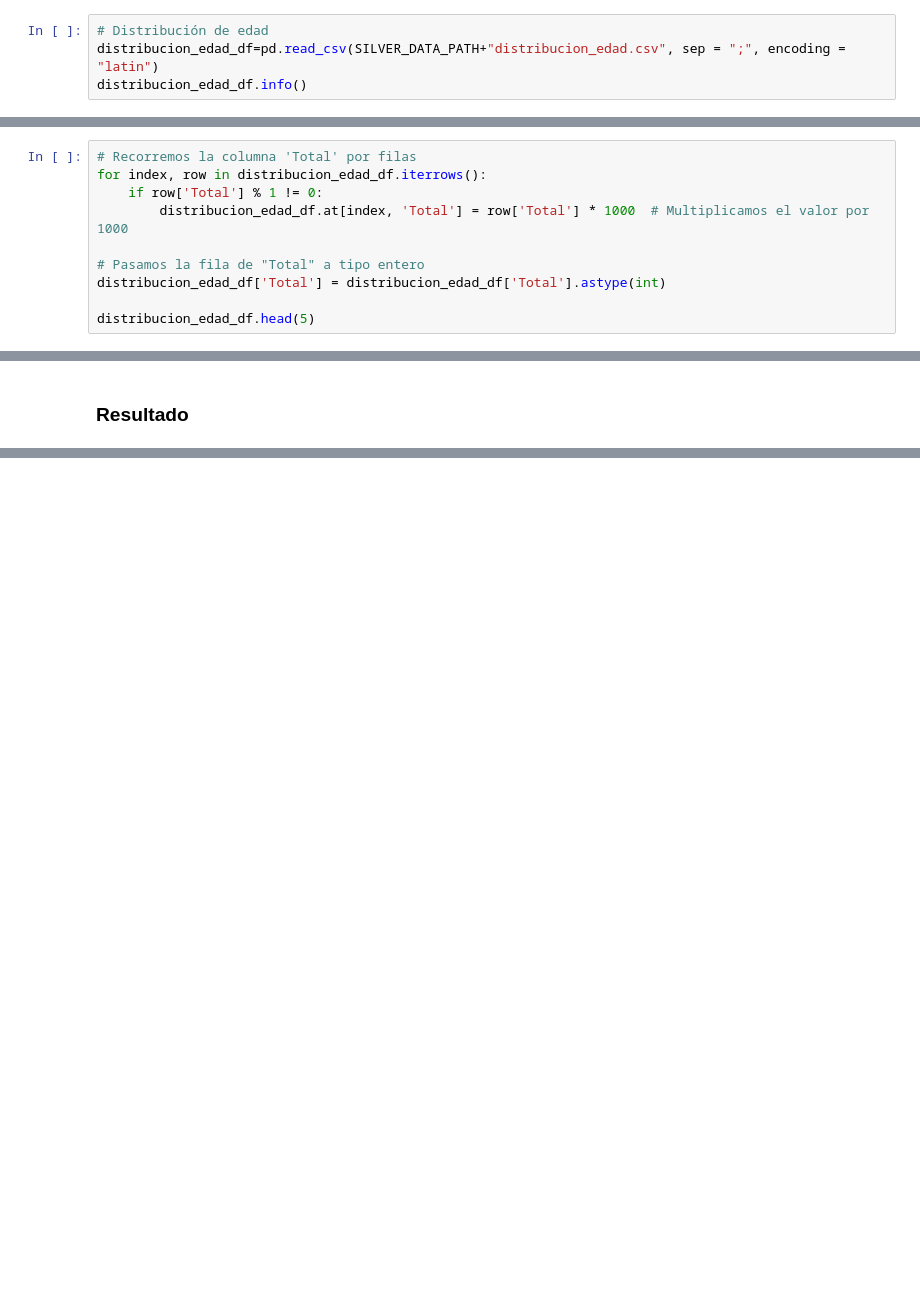
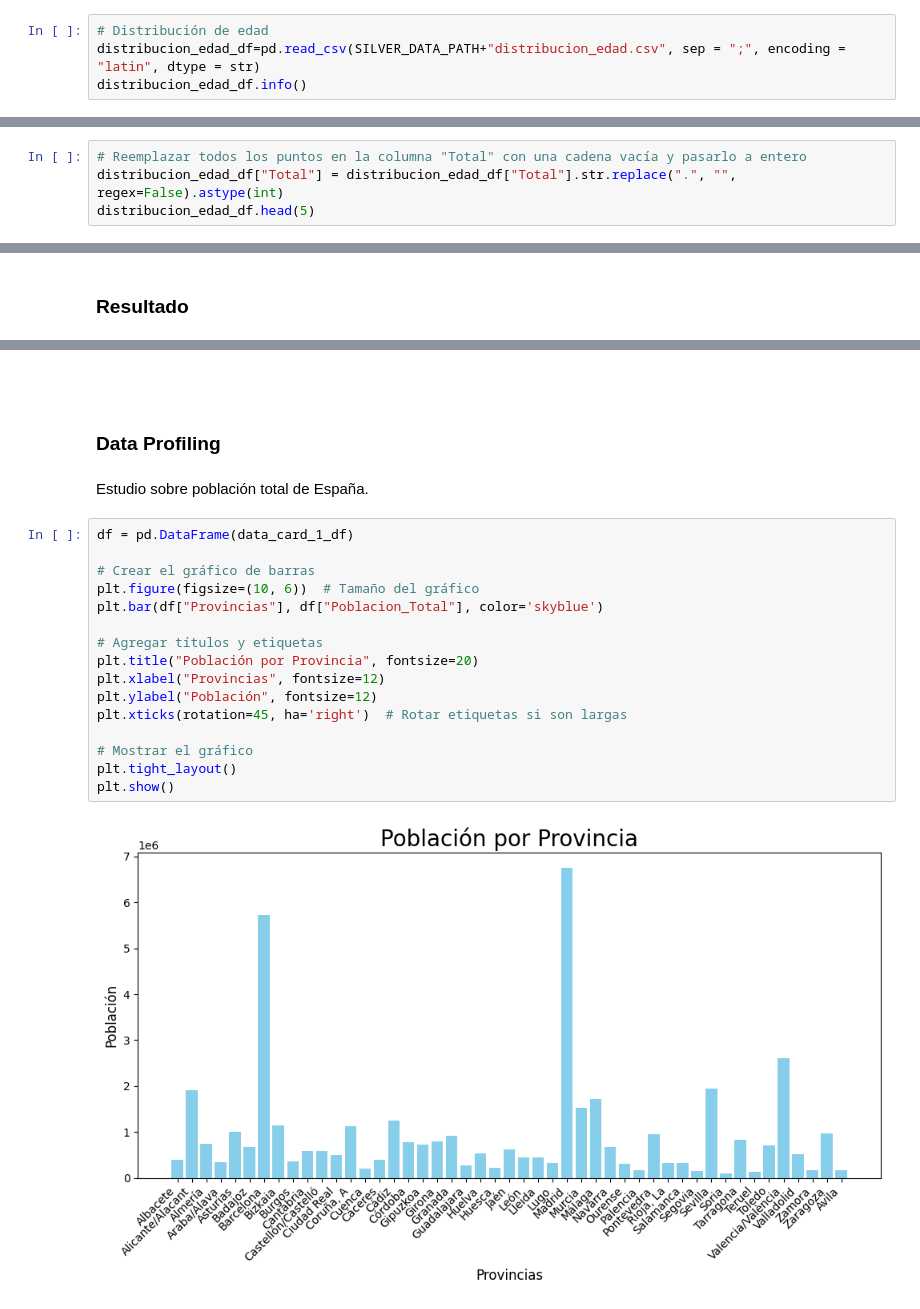
Before and after one commit to elena-17/DataMining-24-25, a Jupyter notebook: src/data_card_1_processing.ipynb, the cells around one changed output, grey strips where cells are left out. Saved outputs shown, nothing was run; the diff lists cells and outputs as text; blank space fills up the shorter version.

Commit message:
Data Profiling

```diff
--- a/src/data_card_1_processing.ipynb
+++ b/src/data_card_1_processing.ipynb
@@ -19,7 +23,7 @@ SILVER_DATA_PATH = os.path.join("..", "data/silver/")
 Primero, cargamos los datasets que utilizaremos en esta tarjeta, los cuales han sido generados a partir del procesamiento inicial de los datos y corresponden a la capa silver.
 # %%
 # Distribución de edad
-distribucion_edad_df=pd.read_csv(SILVER_DATA_PATH+"distribucion_edad.csv", sep = ";", encoding = "latin")
+distribucion_edad_df=pd.read_csv(SILVER_DATA_PATH+"distribucion_edad.csv", sep = ";", encoding = "latin", dtype = str)
 distribucion_edad_df.info()
 # %% [output]
 <class 'pandas.core.frame.DataFrame'>
@@ -95,10 +89,0 @@ dtype: object
-# %%
-# Recorremos la columna 'Total' por filas
-for index, row in distribucion_edad_df.iterrows():
-    if row['Total'] % 1 != 0:
-        distribucion_edad_df.at[index, 'Total'] = row['Total'] * 1000  # Multiplicamos el valor por 1000
-
-# Pasamos la fila de "Total" a tipo entero
-distribucion_edad_df['Total'] = distribucion_edad_df['Total'].astype(int)
-
-distribucion_edad_df.head(5)
@@ -111,0 +92,4 @@ distribucion_edad_df.head(5)
+# %%
+# Reemplazar todos los puntos en la columna "Total" con una cadena vacía y pasarlo a entero
+distribucion_edad_df["Total"] = distribucion_edad_df["Total"].str.replace(".", "", regex=False).astype(int)
+distribucion_edad_df.head(5)
@@ -296,0 +290,24 @@ data_card_1_df.head(5)
+# %% [markdown]
+<br>
+# %% [markdown]
+### Data Profiling
+# %% [markdown]
+Estudio sobre población total de España.
+# %%
+df = pd.DataFrame(data_card_1_df)
+
+# Crear el gráfico de barras
+plt.figure(figsize=(10, 6))  # Tamaño del gráfico
+plt.bar(df["Provincias"], df["Poblacion_Total"], color='skyblue')
+
+# Agregar títulos y etiquetas
+plt.title("Población por Provincia", fontsize=20)
+plt.xlabel("Provincias", fontsize=12)
+plt.ylabel("Población", fontsize=12)
+plt.xticks(rotation=45, ha='right')  # Rotar etiquetas si son largas
+
+# Mostrar el gráfico
+plt.tight_layout()
+plt.show()
+# %% [output]
+[figure, added]
```
Also changed, not shown: parts of 26 cells of this notebook, 1 other file.
